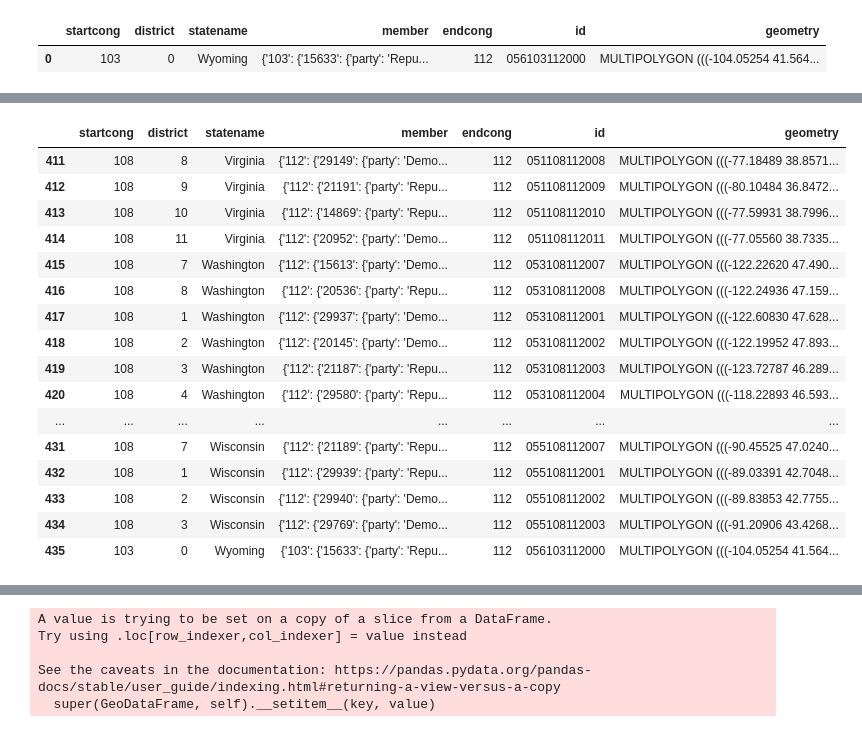
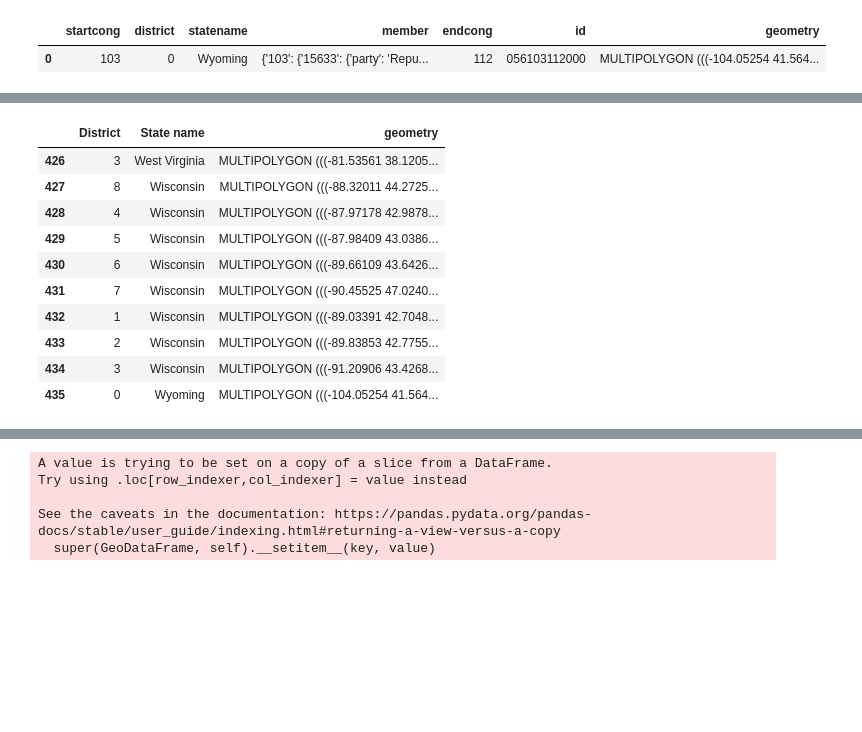
Before and after one commit to tthoang/Reading-Between-the-Gerrymandered-Lines, a Jupyter notebook: notebooks/demographics_eda.ipynb, the cells around one changed output, grey strips where cells are left out. Cells and saved outputs as stored; diff of their text form; code cells hidden in the pictures; blank space fills up the shorter version.

```diff
--- a/notebooks/demographics_eda.ipynb
+++ b/notebooks/demographics_eda.ipynb
@@ -1475,4 +1493,9 @@ df
 # %% [output]
 |  | startcong | district | statename | member | endcong | id | geometry |
 | 0 | 103 | 0 | Wyoming | {'103': {'15633': {'party': 'Repu... | 112 | 056103112000 | MULTIPOLYGON (((-104.05254 41.564... |
+# %%
+districts_map.columns = ['startcong', 'District', 'State name', 'member', 'endcong', 'id',
+       'geometry']
+# %%
+districts_map = districts_map.drop(columns = ['startcong', 'member', 'endcong', 'id'])
 # %%
@@ -1498,21 +1520,15 @@ districts_map.head(50)
 # %%
-districts_map.tail(25)
+districts_map.tail(10)
 # %% [output]
-|  | startcong | district | statename | member | endcong | id | geometry |
-| 411 | 108 | 8 | Virginia | {'112': {'29149': {'party': 'Demo... | 112 | 051108112008 | MULTIPOLYGON (((-77.18489 38.8571... |
-| 412 | 108 | 9 | Virginia | {'112': {'21191': {'party': 'Repu... | 112 | 051108112009 | MULTIPOLYGON (((-80.10484 36.8472... |
-| 413 | 108 | 10 | Virginia | {'112': {'14869': {'party': 'Repu... | 112 | 051108112010 | MULTIPOLYGON (((-77.59931 38.7996... |
-| 414 | 108 | 11 | Virginia | {'112': {'20952': {'party': 'Demo... | 112 | 051108112011 | MULTIPOLYGON (((-77.05560 38.7335... |
-| 415 | 108 | 7 | Washington | {'112': {'15613': {'party': 'Demo... | 112 | 053108112007 | MULTIPOLYGON (((-122.22620 47.490... |
-| 416 | 108 | 8 | Washington | {'112': {'20536': {'party': 'Repu... | 112 | 053108112008 | MULTIPOLYGON (((-122.24936 47.159... |
-| 417 | 108 | 1 | Washington | {'112': {'29937': {'party': 'Demo... | 112 | 053108112001 | MULTIPOLYGON (((-122.60830 47.628... |
-| 418 | 108 | 2 | Washington | {'112': {'20145': {'party': 'Demo... | 112 | 053108112002 | MULTIPOLYGON (((-122.19952 47.893... |
-| 419 | 108 | 3 | Washington | {'112': {'21187': {'party': 'Repu... | 112 | 053108112003 | MULTIPOLYGON (((-123.72787 46.289... |
-| 420 | 108 | 4 | Washington | {'112': {'29580': {'party': 'Repu... | 112 | 053108112004 | MULTIPOLYGON (((-118.22893 46.593... |
-| ... | ... | ... | ... | ... | ... | ... | ... |
-| 431 | 108 | 7 | Wisconsin | {'112': {'21189': {'party': 'Repu... | 112 | 055108112007 | MULTIPOLYGON (((-90.45525 47.0240... |
-| 432 | 108 | 1 | Wisconsin | {'112': {'29939': {'party': 'Repu... | 112 | 055108112001 | MULTIPOLYGON (((-89.03391 42.7048... |
-| 433 | 108 | 2 | Wisconsin | {'112': {'29940': {'party': 'Demo... | 112 | 055108112002 | MULTIPOLYGON (((-89.83853 42.7755... |
-| 434 | 108 | 3 | Wisconsin | {'112': {'29769': {'party': 'Demo... | 112 | 055108112003 | MULTIPOLYGON (((-91.20906 43.4268... |
-| 435 | 103 | 0 | Wyoming | {'103': {'15633': {'party': 'Repu... | 112 | 056103112000 | MULTIPOLYGON (((-104.05254 41.564... |
+|  | District | State name | geometry |
+| 426 | 3 | West Virginia | MULTIPOLYGON (((-81.53561 38.1205... |
+| 427 | 8 | Wisconsin | MULTIPOLYGON (((-88.32011 44.2725... |
+| 428 | 4 | Wisconsin | MULTIPOLYGON (((-87.97178 42.9878... |
+| 429 | 5 | Wisconsin | MULTIPOLYGON (((-87.98409 43.0386... |
+| 430 | 6 | Wisconsin | MULTIPOLYGON (((-89.66109 43.6426... |
+| 431 | 7 | Wisconsin | MULTIPOLYGON (((-90.45525 47.0240... |
+| 432 | 1 | Wisconsin | MULTIPOLYGON (((-89.03391 42.7048... |
+| 433 | 2 | Wisconsin | MULTIPOLYGON (((-89.83853 42.7755... |
+| 434 | 3 | Wisconsin | MULTIPOLYGON (((-91.20906 43.4268... |
+| 435 | 0 | Wyoming | MULTIPOLYGON (((-104.05254 41.564... |
 # %%
```
Also changed, not shown: parts of 37 cells of this notebook.
